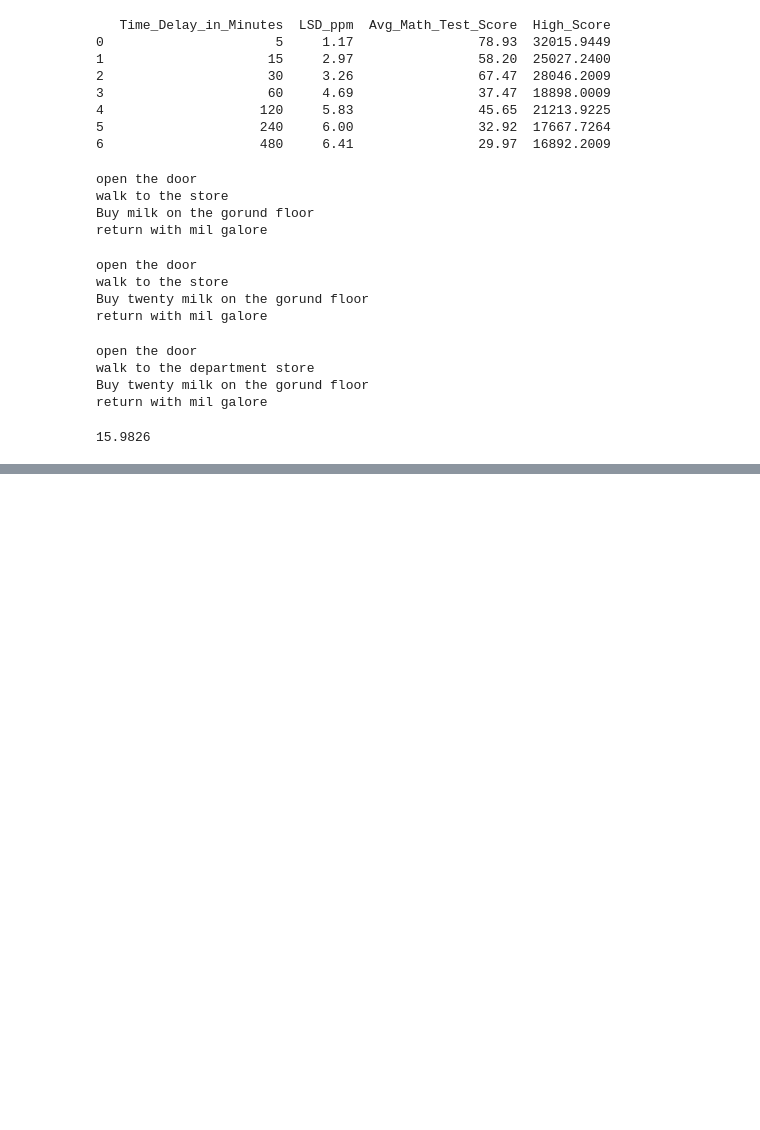
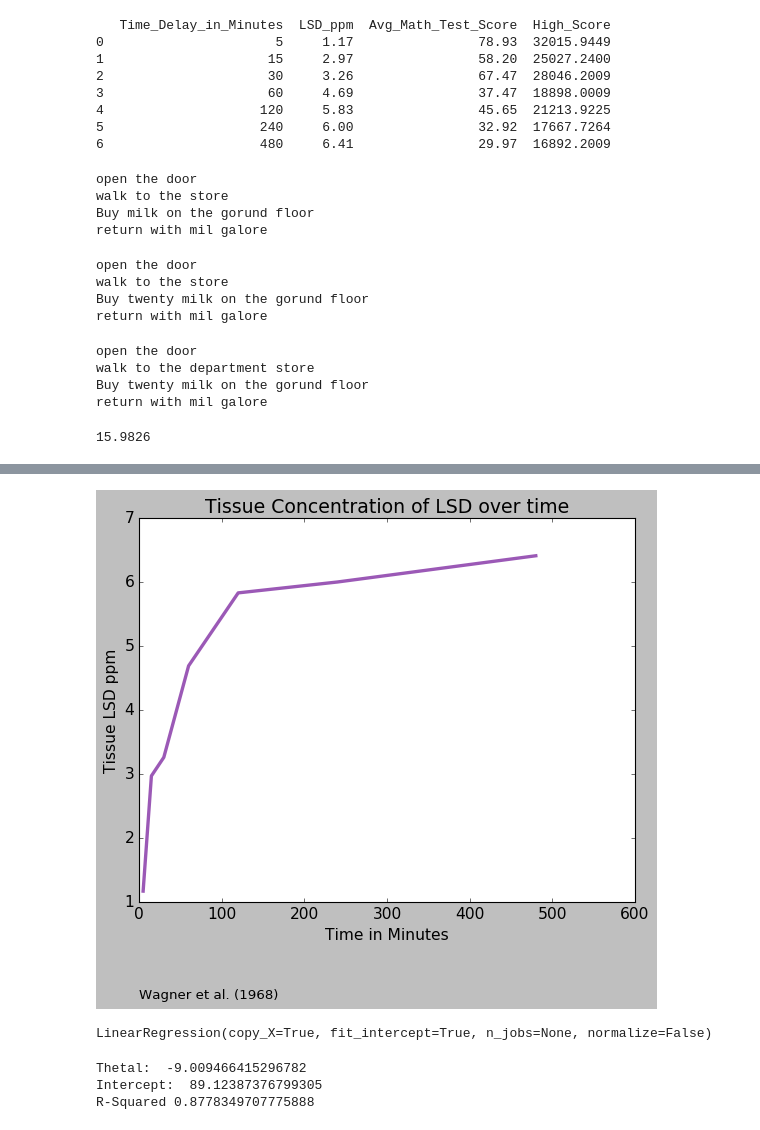
Before and after one commit to Samuel-S-Ampofo/MachineLearning, a Jupyter notebook: python programming for data Science.ipynb, the cells around one changed output, grey strips where cells are left out. Saved outputs shown, nothing was run; the diff lists cells and outputs as text; code cells hidden in the pictures; blank space fills up the shorter version.

```diff
--- a/python programming for data Science.ipynb
+++ b/python programming for data Science.ipynb
@@ -289,0 +270,36 @@ Namespaces are one honking great idea -- let's do more of those!
+# %%
+time = data['Time_Delay_in_Minutes']
+LSD = data[['LSD_ppm']]
+score = data[['Avg_Math_Test_Score']]
+# %%
+# built in styles from mathplot lib
+%matplotlib inline
+plt.style.use('classic')
+
+plt.plot(time,LSD, color='#9b59b6', linewidth = 3)
+plt.title('Tissue Concentration of LSD over time', fontsize=17)
+plt.xlabel('Time in Minutes',  fontsize=14)
+plt.ylabel('Tissue LSD ppm', fontsize=14)
+plt.text(x=0,y=-0.5, s='Wagner et al. (1968)',fontsize=12)
+plt.xticks(fontsize=14)
+plt.yticks(fontsize=14)
+plt.ylim(1,7)
+plt.xlim(0,600)
+plt.show()
+# %% [output]
+[figure, added]
+# %%
+
+regr = LinearRegression()
+regr.fit(LSD,score)
+# %% [output]
+LinearRegression(copy_X=True, fit_intercept=True, n_jobs=None, normalize=False)
+# %%
+print('Thetal: ', regr.coef_[0][0])
+print('Intercept: ', regr.intercept_[0])
+print('R-Squared', regr.score(LSD,score))
+predicted_score = regr.predict(LSD)
+# %% [output]
+Thetal:  -9.009466415296782
+Intercept:  89.12387376799305
+R-Squared 0.8778349707775888
```
Also changed, not shown: parts of 5 cells of this notebook, 2 other files.
